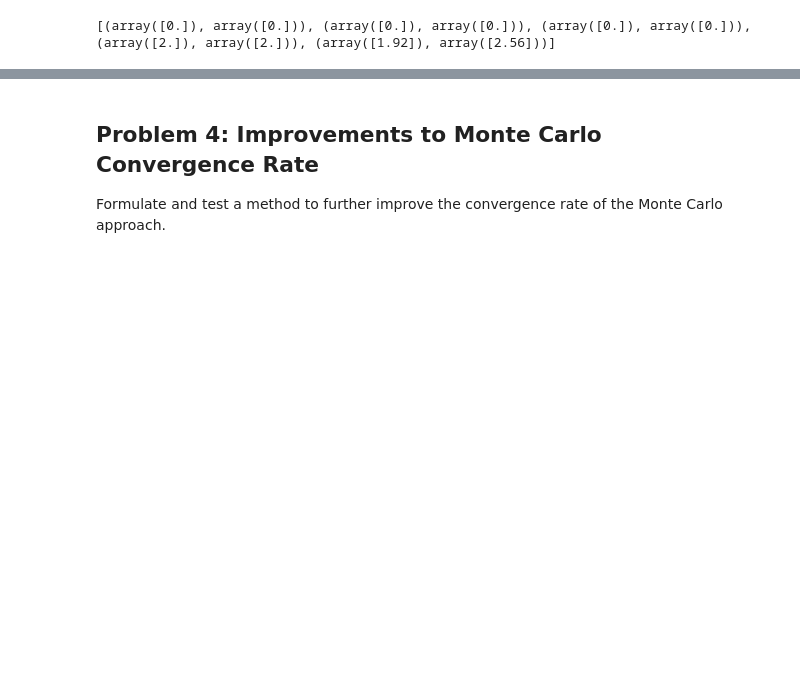
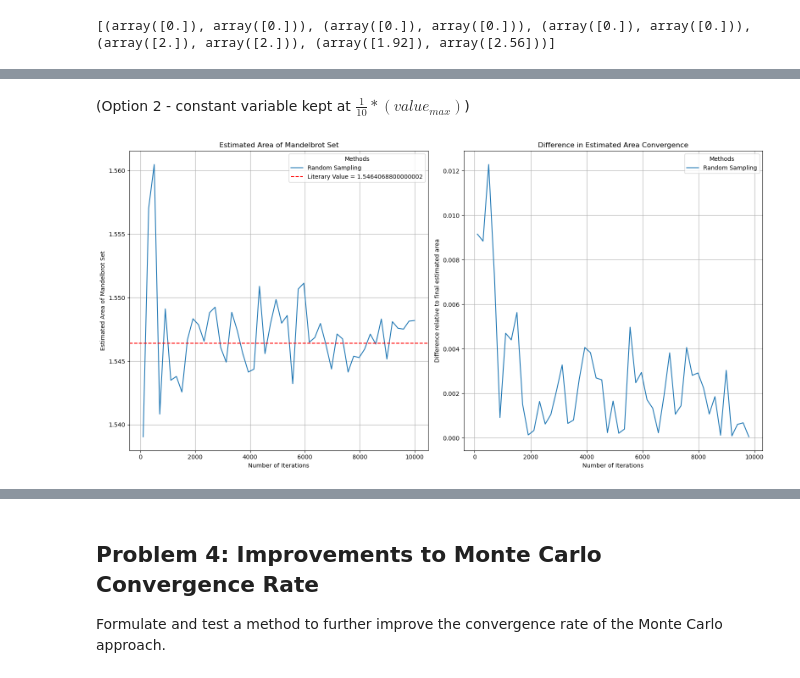
Before and after one commit to shaniasinha/stochastic-sim-a1, a Jupyter notebook: code.ipynb, the cells around one changed output, grey strips where cells are left out. Cells and saved outputs as stored; diff of their text form; code cells hidden in the pictures; blank space fills up the shorter version.

```diff
--- a/code.ipynb
+++ b/code.ipynb
@@ -679,0 +683,10 @@ print(A_M_list)
+# %% [markdown]
+(Option 2 - constant variable kept at $\frac{1}{10} * (value_{max})$)
+# %%
+result_iteration_random = monte_carlo_trajectory_iterations(1000,100,10000,50, monte_carlo_random)
+
+result_sample_random = monte_carlo_trajectory_samples(1000,100,10000,50,monte_carlo_random)
+# %%
+plot_monte_carlo_methods(["Random Sampling"],[result_iteration_random],100,10000,50,A_M)
+# %% [output]
+[figure, added]
```
Also changed, not shown: parts of 26 cells of this notebook.
